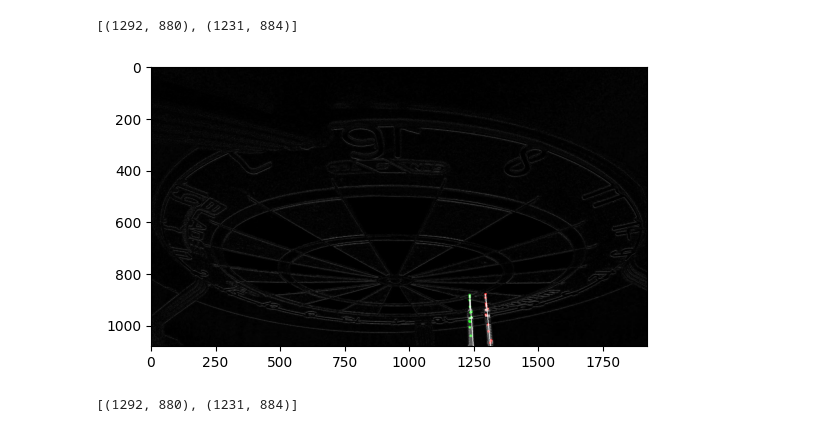
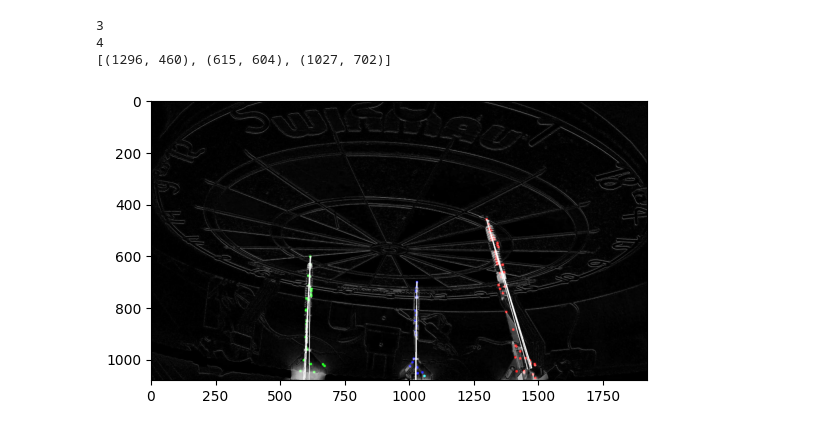
Before and after one commit to MobMonRob/automatedDartStudien, a Jupyter notebook: tracker/experiments/test.ipynb, the cells around one changed output. Drawn from its saved outputs; the diff is of its cells as text; code cells hidden in the pictures.

```diff
--- a/tracker/experiments/test.ipynb
+++ b/tracker/experiments/test.ipynb
@@ -195,9 +201,11 @@ def main(dartFrame, emptyFrame, printOut):
     difference = cv2.absdiff(gray_dart, gray_empty)
     difference = cv2.cvtColor(difference, cv2.COLOR_GRAY2BGR)
 
+    #Build difference so only darts are left
     mask1 = prepareMask(dartFrame, emptyFrame)
 
     mask2 = np.zeros_like(mask1)
+    #Find centroid points in mask, draw them into an empty mask, min area threshold removes ausreißer
     centroids = findPointsInMask(mask1, 5)
     for (cx, cy) in centroids:
         cv2.circle(mask2, (cx, cy), 5, (255, 0, 0), -1)
@@ -207,9 +215,11 @@ def main(dartFrame, emptyFrame, printOut):
 
     groups, point_mask, line_mask = groupDots(centroids, point_mask, line_mask)
 
+    #Mark ausreißer in the mask, not group points (left in centroids) get added to the groups so they can be added as ausreißer in the result image
     if len(centroids) > 0:
         groups.append(centroids)
 
+    #Neglect ausreißer and find positions for the dart groups
     darts = findDartPositions(groups[0:3])
 
     colors = [
@@ -240,38 +250,54 @@ def main(dartFrame, emptyFrame, printOut):
         plt.show()
 
     return darts
 
 dartFrame_og = cv2.imread('darts.jpg')
 emptyFrame_og = cv2.imread('empty.jpg')
 
-#main(dartFrame_og, emptyFrame_og, True) #Funktioniert
+main(dartFrame_og, emptyFrame_og, True) #Funktioniert
 
 dartFrame_top = cv2.imread('./images/dart_top.jpg')
 emptyFrame_top = cv2.imread('./images/empty_top.jpg')
 
-main(dartFrame_top, emptyFrame_top, True)
+#main(dartFrame_top, emptyFrame_top, True)
 
 dartFrame_left = cv2.imread('./images/dart_left.jpg')
 emptyFrame_left = cv2.imread('./images/empty_left.jpg')
 
 #main(dartFrame_left, emptyFrame_left, True)
 
 dartFrame_right = cv2.imread('./images/dart_right.jpg')
 emptyFrame_right = cv2.imread('./images/empty_right.jpg')
 
 #main(dartFrame_right, emptyFrame_right, True)
 
 dartFrame_gemein_right = cv2.imread('./images/gemein_right.jpg')
 dartFrame_gemein_left = cv2.imread('./images/gemein_left.jpg')
 dartFrame_gemein_top = cv2.imread('./images/gemein_top.jpg')
 
 #main(dartFrame_gemein_top, emptyFrame_top, True)
 #main(dartFrame_gemein_right, emptyFrame_right, True)
 #main(dartFrame_gemein_left, emptyFrame_left, True)
+
+dartFrame_gemein2_right = cv2.imread('./images/2/darts_right.jpg')
+emptyFrame_gemein2_right = cv2.imread('./images/2/empty_right.jpg')
+
+#main(dartFrame_gemein2_right, emptyFrame_gemein2_right, True)
+
+dartFrame_gemein2_left = cv2.imread('./images/2/darts_left.jpg')
+emptyFrame_gemein2_left = cv2.imread('./images/2/empty_left.jpg')
+
+#main(dartFrame_gemein2_left, emptyFrame_gemein2_left, True)
+
+dartFrame_gemein2_right = cv2.imread('./images/2/darts_top.jpg')
+emptyFrame_gemein2_right = cv2.imread('./images/2/empty_top.jpg')
+
+#main(dartFrame_gemein2_right, emptyFrame_gemein2_right, True)
 # %% [output]
-[(1292, 880), (1231, 884)]
+3
+4
+[(1296, 460), (615, 604), (1027, 702)]
-[figure, old version]
+[figure, new version]
-[(1292, 880), (1231, 884)]
 # %%
 import unittest
 
```
Also changed, not shown: parts of 2 cells of this notebook.
